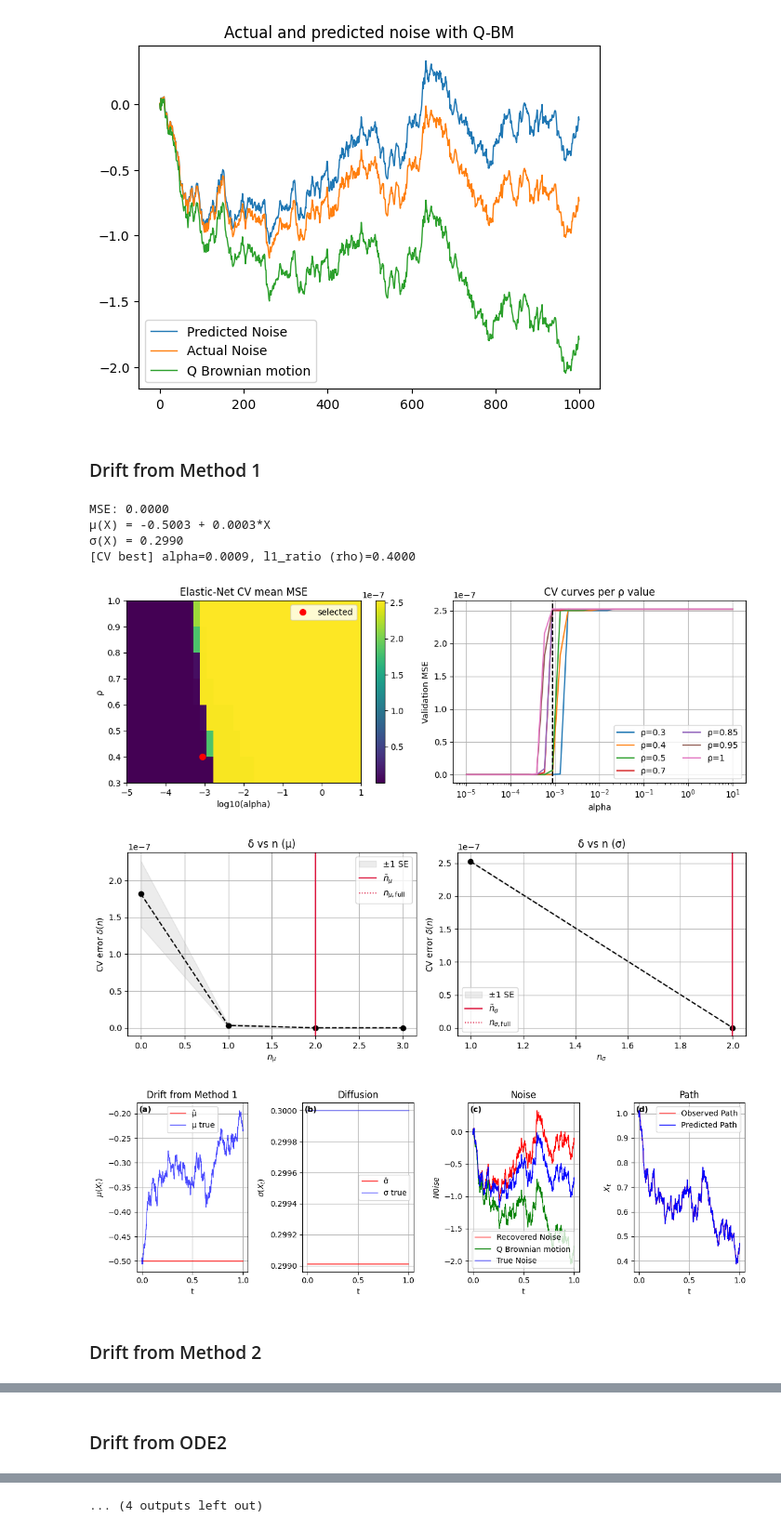
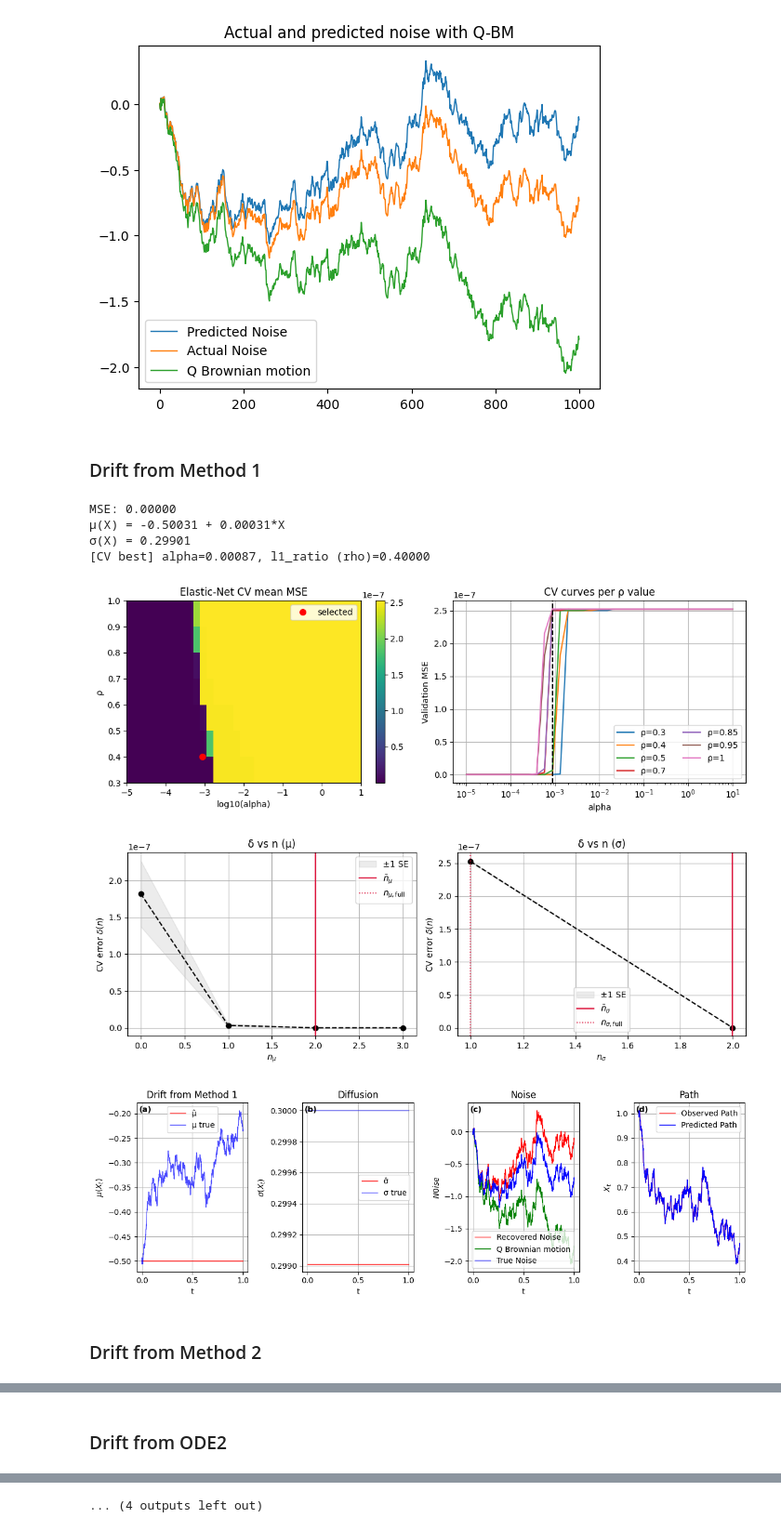
Before and after one commit to munawarali93/SSISDE, a Jupyter notebook: experiments/ou/Stochastic_SINDy_OU.ipynb, the cells around one changed output, grey strips where cells are left out. Shown at 93% size. Drawn from its saved outputs; the diff is of its cells as text; code cells hidden in the pictures.

Commit message:
Round final models to five decimals and include exact functions

```diff
--- a/experiments/ou/Stochastic_SINDy_OU.ipynb
+++ b/experiments/ou/Stochastic_SINDy_OU.ipynb
@@ -124,6 +124,8 @@ from models.diffusion import fit_diffusion
 from data_generation.processes import generate_ou as generate_data
 N, T, S0, seed = 100000, 1.0, 1.0, 3
 kappa, theta, sigm = 0.5, 0.0, 0.3
+exact_mu_coefficients = [kappa * theta, -kappa]
+exact_sigma_coefficients = [sigm]
 t, dt, S_, W_, mu_exact_, sigma_exact_ = generate_data(N, T, S0, seed, kappa=kappa, theta=theta, sigm=sigm)
 fine_dt = dt
 # %% [markdown]
@@ -292,6 +294,14 @@ from models.noise import recover_p_noise
 from threadpoolctl import threadpool_limits
 from IPython.display import Markdown, display
 import json
+
+# Check the exact polynomial metadata against the simulated coefficients.
+np.testing.assert_allclose(np.polynomial.polynomial.polyval(S, exact_mu_coefficients), mu_exact)
+np.testing.assert_allclose(np.polynomial.polynomial.polyval(S, exact_sigma_coefficients), sigma_exact)
+(RESULTS / "model_truth.json").write_text(json.dumps({
+    "mu_coefficients": exact_mu_coefficients,
+    "sigma_coefficients": exact_sigma_coefficients,
+}, indent=2, allow_nan=False))
 
 recovered_drifts = {"Method 1": mu_pred1, "Method 2": mu_pred2, "ODE2": mu_pred11}
 identifiers, noise_paths, ssisde_comparison, comparison_paths = {}, {}, {}, {}
@@ -325,39 +335,43 @@ for method_name, recovered_drift in recovered_drifts.items():
     ssisde_comparison[method_name] = {
         "input_drift_rmse": float(np.sqrt(np.mean((recovered_drift - mu_exact)**2))),
         "noise_rmse": float(np.sqrt(np.mean((BP_method - W)**2))),
         "drift_rmse": float(np.sqrt(np.mean((mu_fit - mu_exact)**2))),
         "diffusion_rmse": float(np.sqrt(np.mean((sigma_fit - sigma_exact)**2))),
         "increment_mse": identifier_method.mse,
         "mu": identifier_method._fmt_poly(identifier_method.mu_c),
         "sigma": identifier_method._fmt_poly(identifier_method.si_c),
         "mu_coefficients": identifier_method.mu_c.tolist(),
         "sigma_coefficients": identifier_method.si_c.tolist(),
+        "mu_coefficients_unrounded": identifier_method.mu_c_unrounded.tolist(),
+        "sigma_coefficients_unrounded": identifier_method.si_c_unrounded.tolist(),
+        "coefficient_decimals": identifier_method.coefficient_decimals,
+        "increment_mse_unrounded": identifier_method.mse_unrounded,
         "alpha": identifier_method.best_a,
         "rho": identifier_method.best_r,
     }
     comparison_paths[f"BP_{method_key}"] = BP_method
     comparison_paths[f"input_drift_{method_key}"] = recovered_drift
     comparison_paths[f"mu_fit_{method_key}"] = mu_fit
     comparison_paths[f"sigma_fit_{method_key}"] = sigma_fit
 
 (RESULTS / "ssisde_comparison.json").write_text(json.dumps(ssisde_comparison, indent=2, allow_nan=False))
 np.savez_compressed(RESULTS / "ssisde_comparison_paths.npz", S=S, BQ=BQ, W=W,
                     mu_exact=mu_exact, sigma_exact=sigma_exact, sigma_pred=sigma_pred,
                     dt=dt, **comparison_paths)
 rows = ["| Noise from | Noise RMSE | SSISDE drift RMSE | SSISDE diffusion RMSE |",
         "|---|---:|---:|---:|"]
 for method_name, values in ssisde_comparison.items():
-    rows.append(f"| {method_name} | {values['noise_rmse']:.4f} | "
-                f"{values['drift_rmse']:.4f} | {values['diffusion_rmse']:.4f} |")
+    rows.append(f"| {method_name} | {values['noise_rmse']:.5f} | "
+                f"{values['drift_rmse']:.5f} | {values['diffusion_rmse']:.5f} |")
 display(Markdown("\n".join(rows)))
 identifier = identifiers["Method 1"]
 # %% [output]
 ### Drift from Method 1
-MSE: 0.0000
-μ(X) = -0.5003 + 0.0003*X
-σ(X) = 0.2990
-[CV best] alpha=0.0009, l1_ratio (rho)=0.4000
+MSE: 0.00000
+μ(X) = -0.50031 + 0.00031*X
+σ(X) = 0.29901
+[CV best] alpha=0.00087, l1_ratio (rho)=0.40000
 [figure]
-[figure, old version]
+[figure, new version]
 [figure]
 ### Drift from Method 2
```
Also changed, not shown: parts of 4 cells of this notebook, 41 other files.
